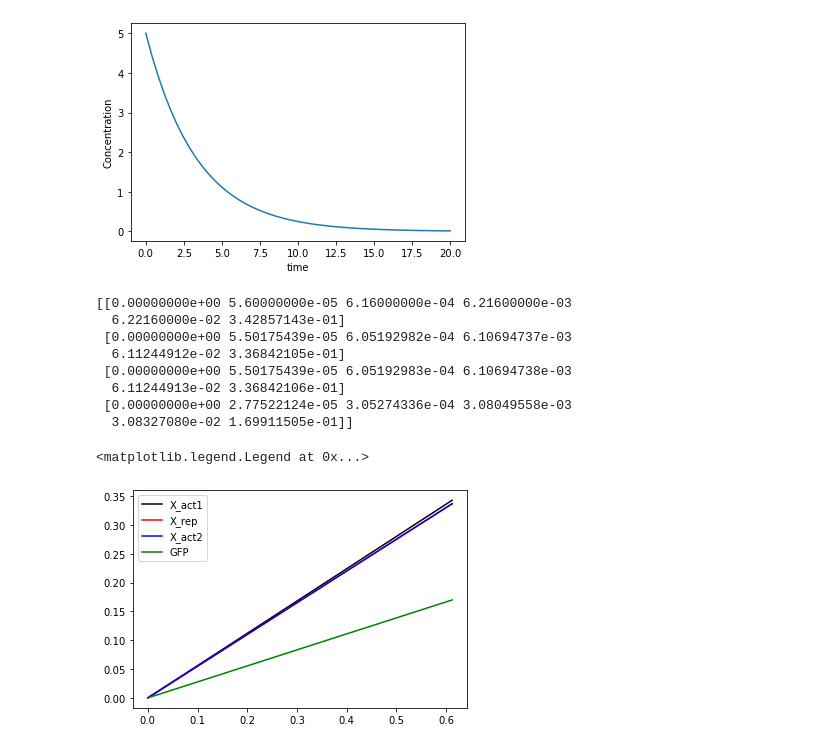
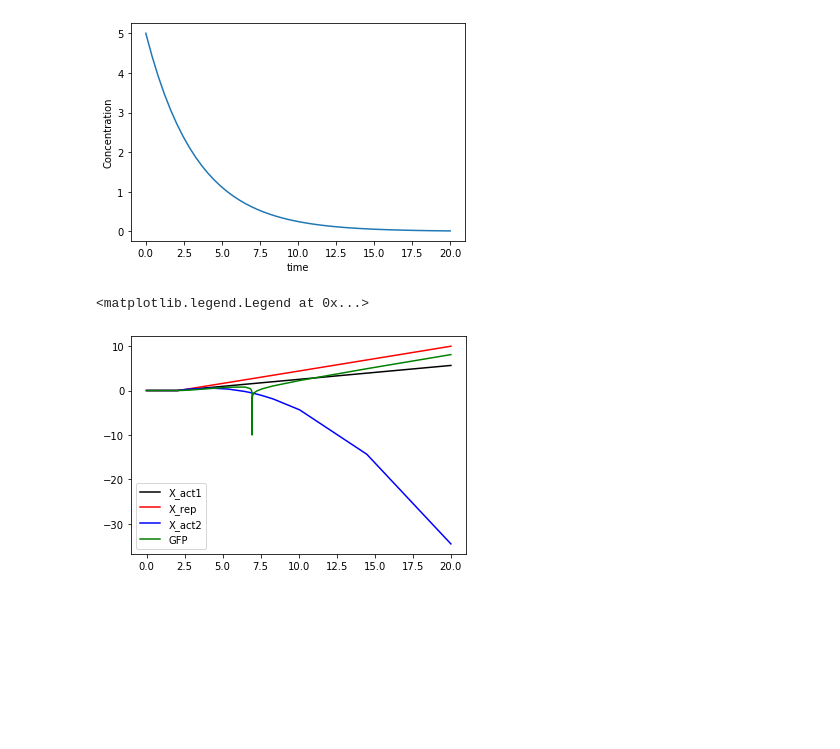
Before and after one commit to cudek/wbbib-biologia-syntetyczna-projekt, a Jupyter notebook: Zielony-fluorescencyjny-generator-impulsów.ipynb, the cells around one changed output. Saved outputs shown, nothing was run; the diff lists cells and outputs as text; code cells hidden in the pictures; blank space fills up the shorter version.

```diff
--- a/Zielony-fluorescencyjny-generator-impulsów.ipynb
+++ b/Zielony-fluorescencyjny-generator-impulsów.ipynb
@@ -96,48 +96,47 @@ plt.show()
 # %% [output]
 [figure]
 # %%
+import numpy as np
+from scipy.integrate import solve_ivp
+import matplotlib.pyplot as plt
+
 b_ind = 0.56
 b_act1 = 0.56
 K_act1 = 0.01
 b_rep = 0.02
 K_rep = 0.0001
 b_act2 = 0.56
 K_act2 = 0.01
-
-time = np.linspace(0,30)
+a = 0.5
 
 def model (t, y):
-    X_act1 = b_ind
-    X_rep = b_act1 * X_act1 / (K_act1 + X_act1)
-    X_act2 = b_act1 * X_act1 / (K_act1 + X_act1) + b_rep * K_rep**2 / (K_rep**2 + X_rep**2)
-    X_GFP = b_act2 * X_act2 / (b_act2 + X_act2)
-    return [X_act1,
-           X_rep,
-           X_act2,
-           X_GFP]
+    X_act1 = y[0]
+    X_rep = y[1]
+    X_act2 = y[2]
+    X_GFP = y[3]
+    dX_act1_dt = 0 if t < 2 else b_ind * b_ind
+    dX_rep_dt = b_act1 * X_act1 / (K_act1 + X_act1)
+    X_act2_dt = b_act1 * X_act1 / (K_act1 + X_act1) - a * X_rep
+    X_GFP_dt = b_act2 * X_act2 / (b_act2 + X_act2)
+    return [dX_act1_dt,
+           dX_rep_dt,
+           X_act2_dt,
+           X_GFP_dt]
 
-solver = solve_ivp(model, time, [0, 0, 0, 0])
+solver = solve_ivp(model, [0, 20], [0, 0, 0, 0])
 
-print(solver.y)
 t = solver.t
+
 X_act1, X_rep, X_act2, X_GFP = solver.y
 
 plt.figure(1)
 plt.clf()
 fig, ax = plt.subplots(num=1)
 ax.plot(t, X_act1, 'k-', label='X_act1', color='black')
 ax.plot(t, X_rep, 'k-', label='X_rep', color='red')
 ax.plot(t, X_act2, 'k-', label='X_act2', color='blue')
 ax.plot(t, X_GFP, 'k-', label='GFP', color='green')
 ax.legend(loc='best')
 # %% [output]
-[[0.00000000e+00 5.60000000e-05 6.16000000e-04 6.21600000e-03
-  6.22160000e-02 3.42857143e-01]
- [0.00000000e+00 5.50175439e-05 6.05192982e-04 6.10694737e-03
-  6.11244912e-02 3.36842105e-01]
- [0.00000000e+00 5.50175439e-05 6.05192983e-04 6.10694738e-03
-  6.11244913e-02 3.36842106e-01]
- [0.00000000e+00 2.77522124e-05 3.05274336e-04 3.08049558e-03
-  3.08327080e-02 1.69911505e-01]]
+<matplotlib.legend.Legend at 0x...>
-<matplotlib.legend.Legend at 0x...>
-[figure, old version]
+[figure, new version]
```
